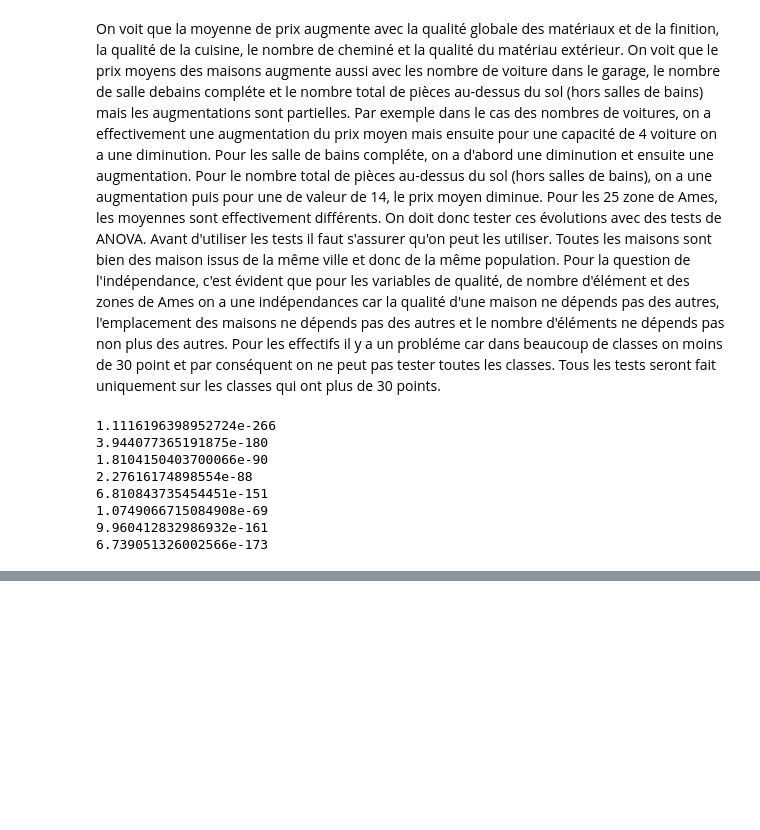
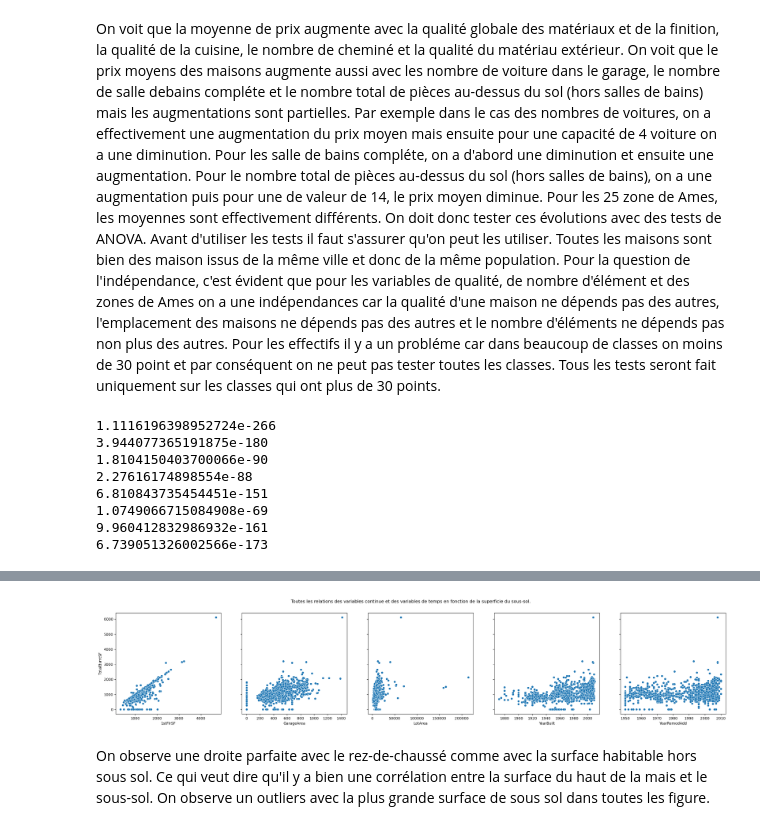
Before and after one commit to fmazur57u/Prediction_prix_immobilier, a Jupyter notebook: projet_prix_immobilier.ipynb, the cells around one changed output, grey strips where cells are left out. Saved outputs shown, nothing was run; the diff lists cells and outputs as text; code cells hidden in the pictures; blank space fills up the shorter version.

```diff
--- a/projet_prix_immobilier.ipynb
+++ b/projet_prix_immobilier.ipynb
@@ -678,0 +714,14 @@ Si on met un seuil alpha de 2%, on rejette l'hypothése H0 qui est que le prix d
+# %%
+fig, ax = plt.subplots(1, 5, sharey=True)
+plt.suptitle("Toutes les relations des variables continue et des variables de temps en fonction de la superficie du sous-sol.")
+fig.set_size_inches(30, 5)
+sns.scatterplot(data=train_set, x="1stFlrSF", y="TotalBsmtSF", ax=ax[0])
+sns.scatterplot(data=train_set, x="GarageArea", y="TotalBsmtSF", ax=ax[1])
+sns.scatterplot(data=train_set, x="LotArea", y="TotalBsmtSF", ax=ax[2])
+sns.scatterplot(data=train_set, x="YearBuilt", y="TotalBsmtSF", ax=ax[3])
+sns.scatterplot(data=train_set, x="YearRemodAdd", y="TotalBsmtSF", ax=ax[4])
+plt.show()
+# %% [output]
+[figure, added]
+# %% [markdown]
+On observe une droite parfaite avec le rez-de-chaussé comme avec la surface habitable hors sous sol. Ce qui veut dire qu'il y a bien une corrélation entre la surface du haut de la mais et le sous-sol. On observe un outliers avec la plus grande surface de sous sol dans toutes les figure.
```
Also changed, not shown: parts of 10 cells of this notebook.
